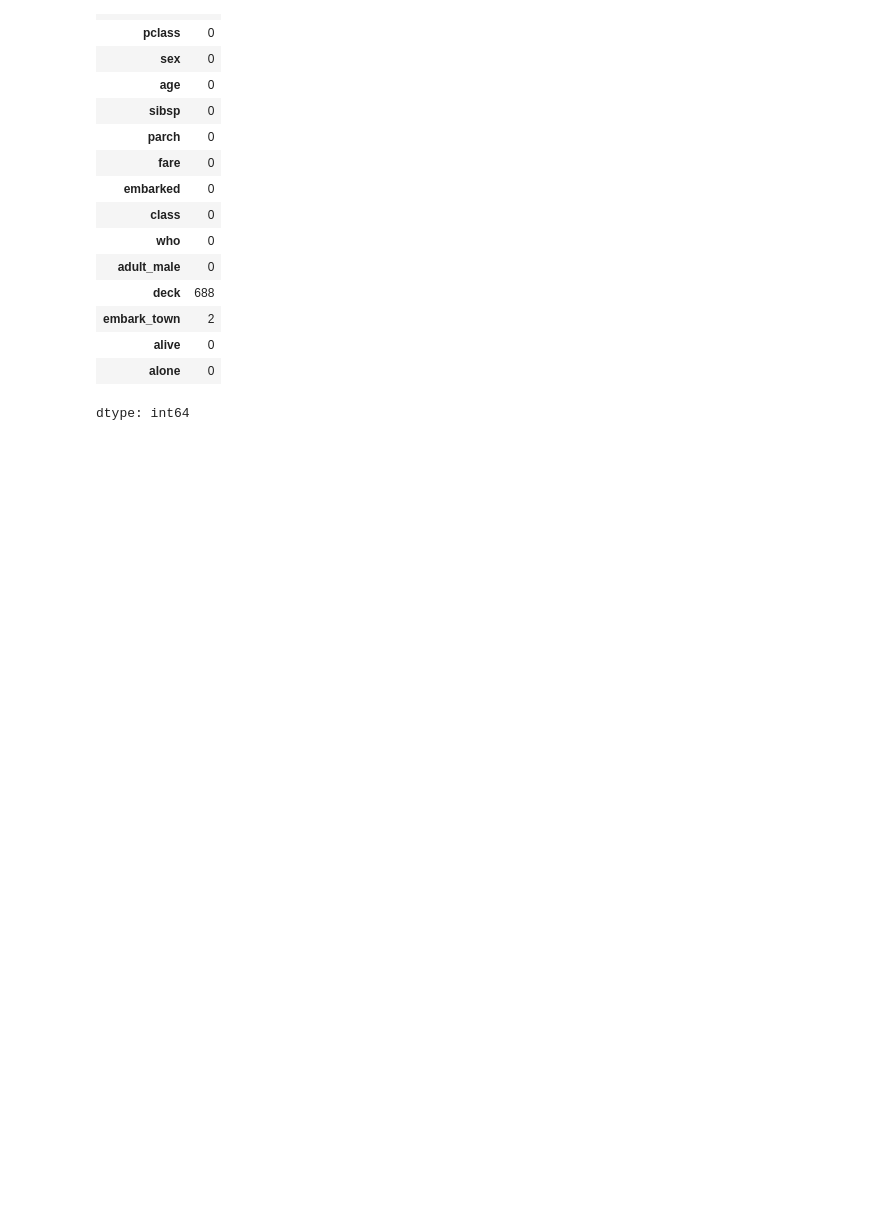
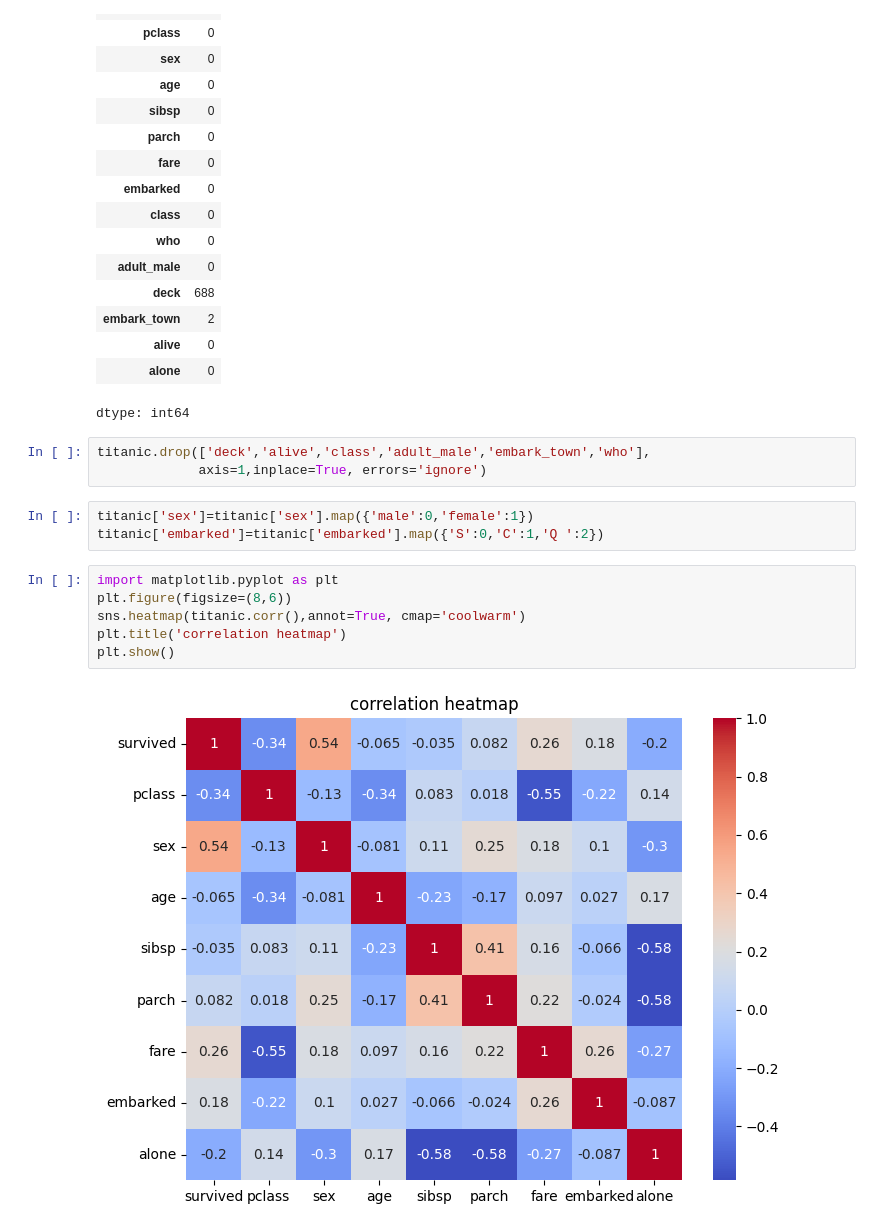
Before and after one commit to JYU-07THIKA/colab-, a Jupyter notebook: Untitled0.ipynb, the cells around one changed output. Saved outputs shown, nothing was run; the diff lists cells and outputs as text; blank space fills up the shorter version.

```diff
--- a/Untitled0.ipynb
+++ b/Untitled0.ipynb
@@ -36,3 +36,17 @@ titanic.isnull().sum()
 | alive | 0 |
 | alone | 0 |
 dtype: int64
+# %%
+titanic.drop(['deck','alive','class','adult_male','embark_town','who'],
+             axis=1,inplace=True, errors='ignore')
+# %%
+titanic['sex']=titanic['sex'].map({'male':0,'female':1})
+titanic['embarked']=titanic['embarked'].map({'S':0,'C':1,'Q ':2})
+# %%
+import matplotlib.pyplot as plt
+plt.figure(figsize=(8,6))
+sns.heatmap(titanic.corr(),annot=True, cmap='coolwarm')
+plt.title('correlation heatmap')
+plt.show()
+# %% [output]
+[figure, added]
```
